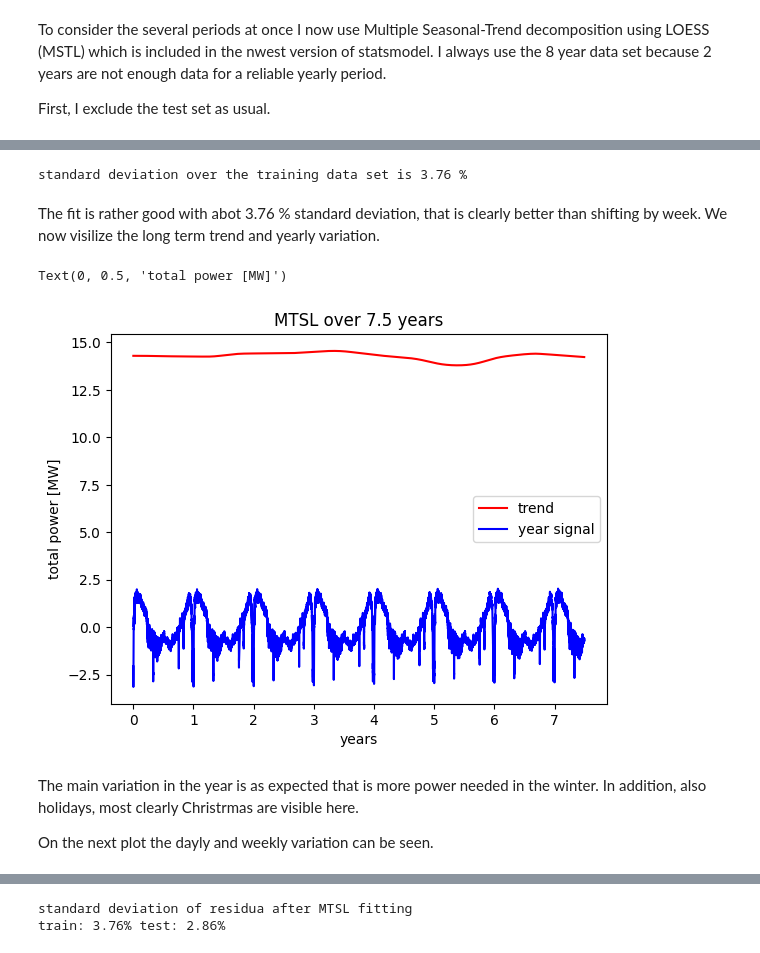
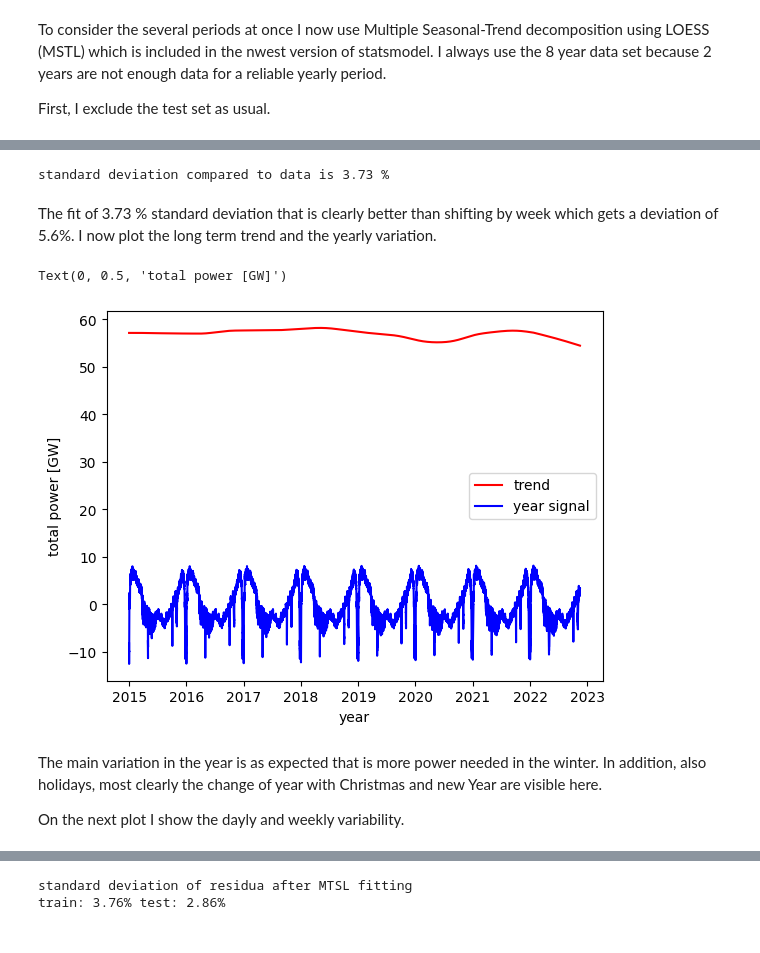
Before and after one commit to tkfritz/energy-timeseries, a Jupyter notebook: consumption_prediction.ipynb, the cells around one changed output, grey strips where cells are left out. Cells and saved outputs as stored; diff of their text form; code cells hidden in the pictures.

Commit message:
cleaning MTSL using part

```diff
--- a/consumption_prediction.ipynb
+++ b/consumption_prediction.ipynb
@@ -482,11 +489,0 @@ modelms = MSTL(power_train, periods=(24*4, 24 * 7*4,int(365.25*24*4)), stl_kwarg
-# %%
-with open(path+'mstl_v1.pkl', 'rb') as f:
-    # unpickle
-    mstl1 = pickle.load(f)
-seasonal = mstl1.seasonal # contains 3 seasonal components
-trend = mstl1.trend
-residual = mstl1.resid
-# %%
-print(f"standard deviation over the training data set is {round(100*np.std(residual)/np.mean(power_train),2)} %")
-# %% [output]
-standard deviation over the training data set is 3.76 %
@@ -493,18 +504,21 @@ standard deviation over the training data set is 3.76 %
+# %%
+print(f"standard deviation compared to data is {round(100*np.std(trend2+seasonal2.iloc[:,0]+seasonal2.iloc[:,1]+seasonal2.iloc[:,2]-comb_real_power.total_power)/np.mean(comb_real_power.total_power),2)} %")
+# %% [output]
+standard deviation compared to data is 3.73 %
 # %% [markdown]
-The fit is rather good with abot 3.76 % standard deviation, that is clearly better than shifting by week. We now visilize the long term trend and yearly variation.
+The fit of 3.73 %  standard deviation that is clearly better than shifting by week which gets a deviation of 5.6%. I now plot the long term trend and the yearly variation.
 # %%
-years=np.arange(0,trend.shape[0]/24/4/365.25,1/24/4/365.25)
-plt.plot(years,trend,'-',ms=1,color='red',label='trend')
-plt.plot(years,seasonal.iloc[:,2],'-',ms=1,color='blue',label='year signal')
+years=np.arange(0,trend2.shape[0]/24/4/365.25,1/24/4/365.25)+2015
+plt.plot(years,trend2*4,'-',ms=1,color='red',label='trend')
+plt.plot(years,seasonal2.iloc[:,2]*4,'-',ms=1,color='blue',label='year signal')
 plt.legend(loc="best")
-plt.xlabel("years")
-plt.title("MTSL over 7.5 years")
-plt.ylabel("total power [MW]")
+plt.xlabel("year")
+plt.ylabel("total power [GW]")
 # %% [output]
-Text(0, 0.5, 'total power [MW]')
+Text(0, 0.5, 'total power [GW]')
-[figure, old version]
+[figure, new version]
 # %% [markdown]
-The main variation in the year is as expected that is more power needed in the winter. In addition, also holidays, most clearly Christrmas are visible here.
+The main variation in the year is as expected that is more power needed in the winter. In addition, also holidays, most clearly the change of year with Christmas and new Year are visible here.
 
-On the next plot the dayly and weekly variation can be seen.
+On the next plot I show the dayly and weekly variability.
 # %%
```
Also changed, not shown: parts of 39 cells of this notebook.
